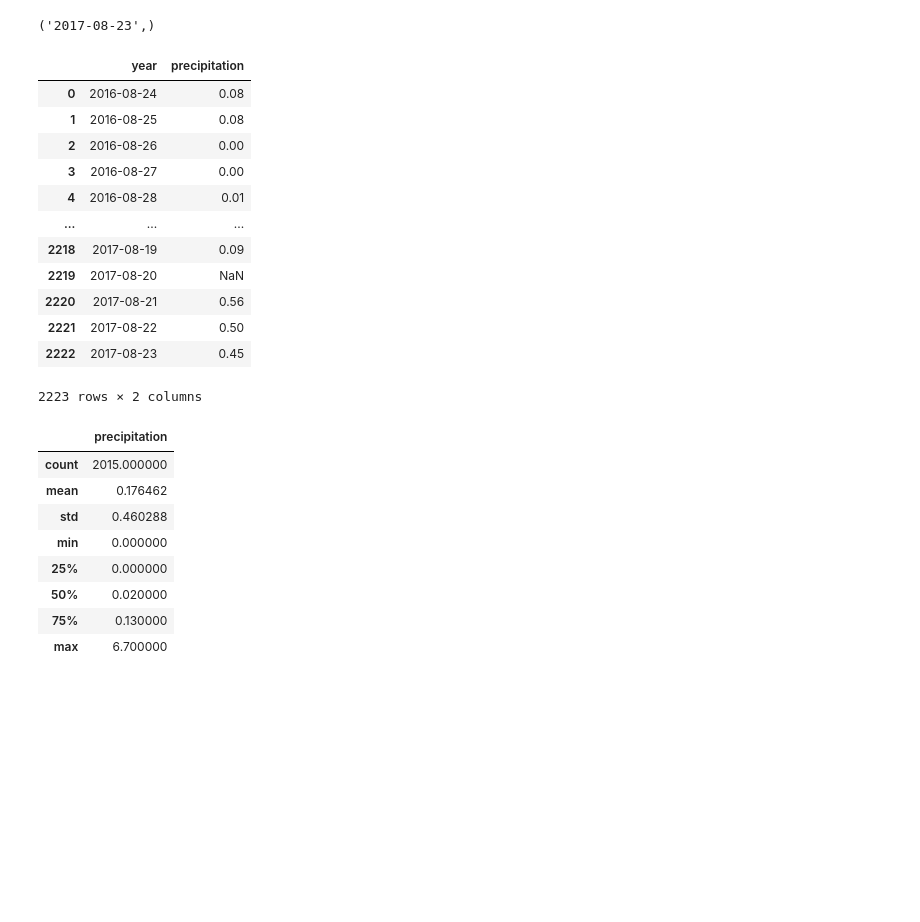
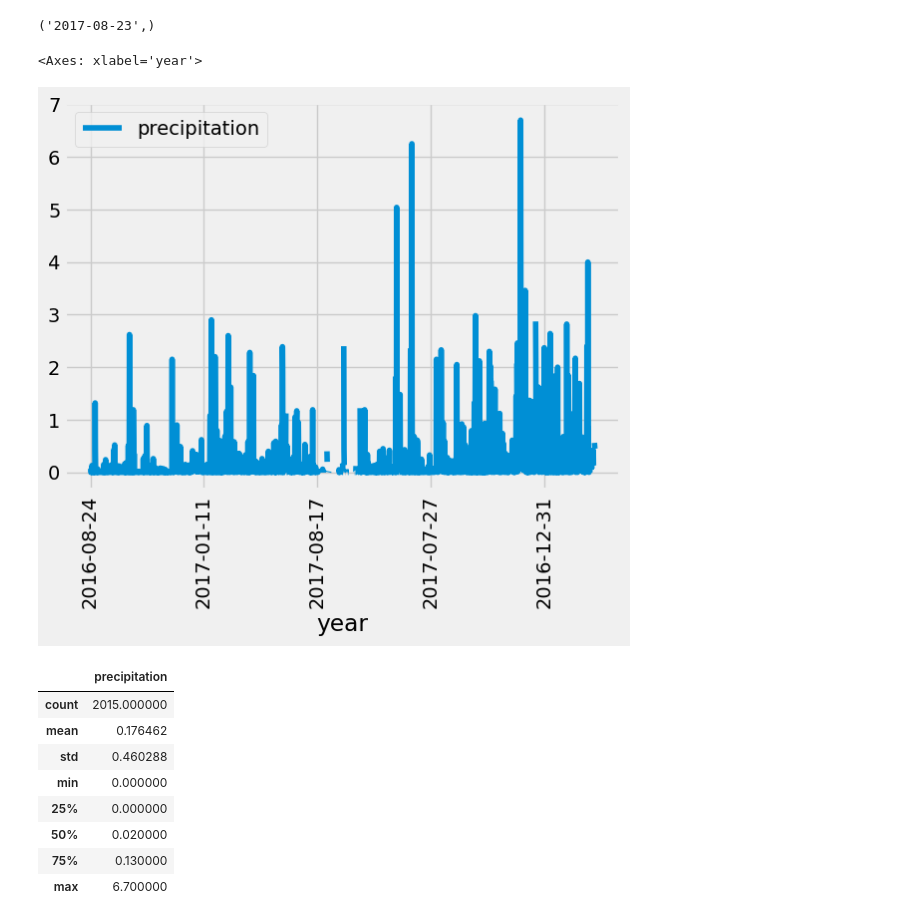
Before and after one commit to alisonands2000/a9-sqlalchemy-challenge, a Jupyter notebook: Starter_Code/climate_starter.ipynb, the cells around one changed output. Saved outputs shown, nothing was run; the diff lists cells and outputs as text; code cells hidden in the pictures; blank space fills up the shorter version.

```diff
--- a/Starter_Code/climate_starter.ipynb
+++ b/Starter_Code/climate_starter.ipynb
@@ -65,38 +66,27 @@ session.query(measurement.date).order_by(desc(measurement.date)).first()
 # %%
 # Design a query to retrieve the last 12 months of precipitation data and plot the results.
 
 # Starting from the most recent data point in the database.
 date = session.query(measurement.date).order_by(desc(measurement.date)).first()
 dt.datetime.strptime(date[0], '%Y-%m-%d')
 # Calculate the date one year from the last date in data set.
 past_year = dt.datetime.strptime(date[0], '%Y-%m-%d') - dt.timedelta(365)
 
 # Perform a query to retrieve the data and precipitation scores
 past_year_data = session.query(measurement.date, measurement.prcp).\
     filter(measurement.date >= past_year).all()
 past_year_data
 # Save the query results as a Pandas DataFrame. Explicitly set the column names
 prcp_df = pd.DataFrame(past_year_data, columns = ['year', 'precipitation'])
 prcp_df
 # Sort the dataframe by date
 
 
 # Use Pandas Plotting with Matplotlib to plot the data
-# plt.scatter(prcp_df['year'], prcp_df['precipitation'])
+prcp_df.plot(x = 'year', y = 'precipitation', rot = 90)
 # %% [output]
-|  | year | precipitation |
-| 0 | 2016-08-24 | 0.08 |
-| 1 | 2016-08-25 | 0.08 |
-| 2 | 2016-08-26 | 0.00 |
-| 3 | 2016-08-27 | 0.00 |
-| 4 | 2016-08-28 | 0.01 |
-| ... | ... | ... |
-| 2218 | 2017-08-19 | 0.09 |
-| 2219 | 2017-08-20 | NaN |
-| 2220 | 2017-08-21 | 0.56 |
-| 2221 | 2017-08-22 | 0.50 |
-| 2222 | 2017-08-23 | 0.45 |
-2223 rows × 2 columns
+<Axes: xlabel='year'>
+[figure, added]
 # %%
 prcp_df.describe()
 # %% [output]
```
Also changed, not shown: parts of 4 cells of this notebook, 1 other file.
